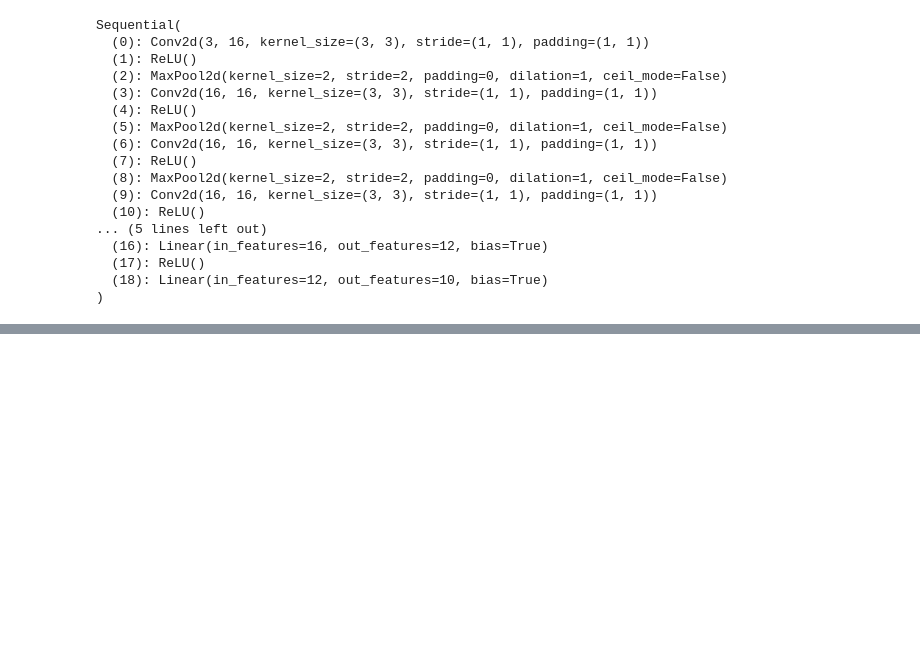
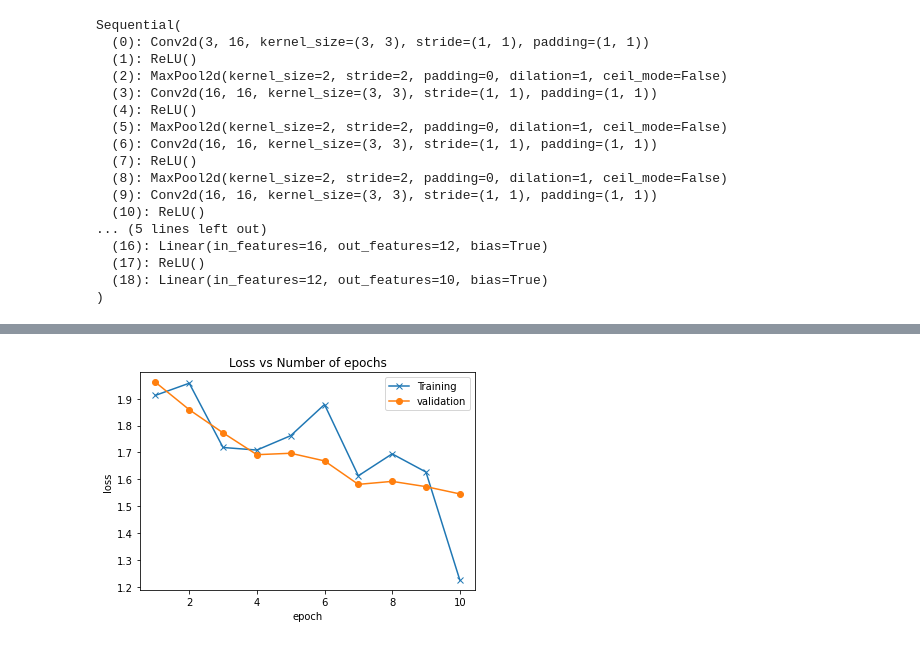
Before and after one commit to saurabhjain17/pytorch-repostory-practice, a Jupyter notebook: CIfar10CNN.ipynb, the cells around one changed output, grey strips where cells are left out. Cells and saved outputs as stored; diff of their text form; code cells hidden in the pictures; blank space fills up the shorter version.

```diff
--- a/CIfar10CNN.ipynb
+++ b/CIfar10CNN.ipynb
@@ -264,3 +264,15 @@ Epoch [10/10] , Loss : 1.3089, accuracy : 0.5285
 #     plt.ylabel("accuracy")
 #     plt.title("accuracy vs No. of epochs")
 # plot_metric([val_losses]+val_matrics)
+# %%
+def plot_losses(train_losses,val_losses):
+    plt.plot(train_losses,"-x")
+    plt.plot(val_losses,"-o")
+    plt.xlabel("epoch")
+    plt.ylabel("loss")
+    plt.legend(["Training","validation"])
+    plt.title("Loss vs Number of epochs")
+# %%
+plot_losses([None]+train_losses,[None]+val_losses)
+# %% [output]
+[figure, added]
```
Also changed, not shown: parts of 7 cells of this notebook.
